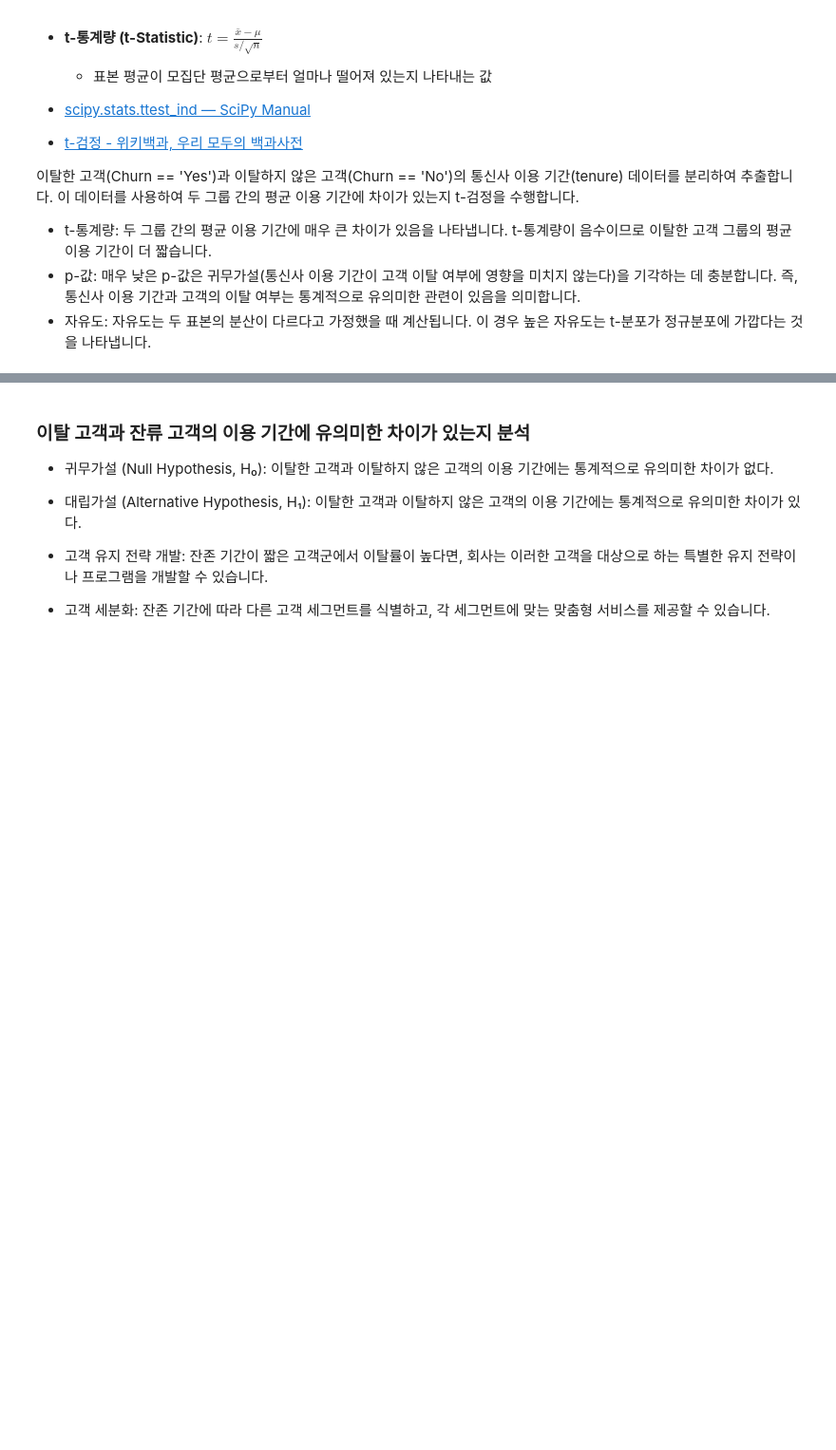
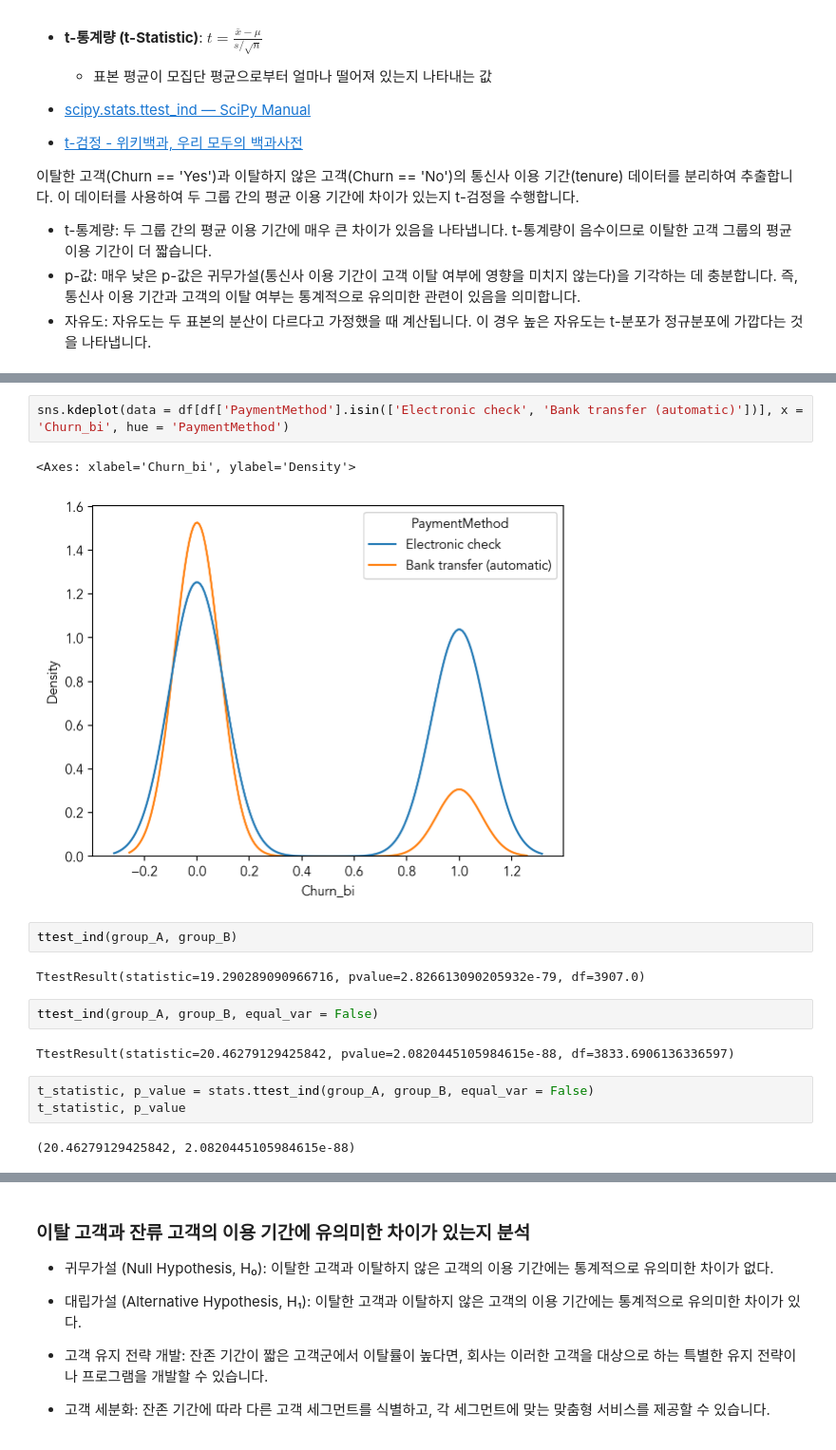
Before and after one commit to gyjong/workplace, a Jupyter notebook: Statistics/0102-telco-input.ipynb, the cells around one changed output, grey strips where cells are left out. Shown at 95% size. Drawn from its saved outputs; the diff is of its cells as text; blank space fills up the shorter version.

```diff
--- a/Statistics/0102-telco-input.ipynb
+++ b/Statistics/0102-telco-input.ipynb
@@ -655,0 +711,18 @@ group_B = df[df['PaymentMethod'] == 'Bank transfer (automatic)']['Churn_bi']
+# %%
+sns.kdeplot(data = df[df['PaymentMethod'].isin(['Electronic check', 'Bank transfer (automatic)'])], x = 'Churn_bi', hue = 'PaymentMethod')
+# %% [output]
+<Axes: xlabel='Churn_bi', ylabel='Density'>
+[figure, added]
+# %%
+ttest_ind(group_A, group_B)
+# %% [output]
+TtestResult(statistic=19.290289090966716, pvalue=2.826613090205932e-79, df=3907.0)
+# %%
+ttest_ind(group_A, group_B, equal_var = False)
+# %% [output]
+TtestResult(statistic=20.46279129425842, pvalue=2.0820445105984615e-88, df=3833.6906136336597)
+# %%
+t_statistic, p_value = stats.ttest_ind(group_A, group_B, equal_var = False)
+t_statistic, p_value
+# %% [output]
+(20.46279129425842, 2.0820445105984615e-88)
```
Also changed, not shown: parts of 46 cells of this notebook, 3 other files.
